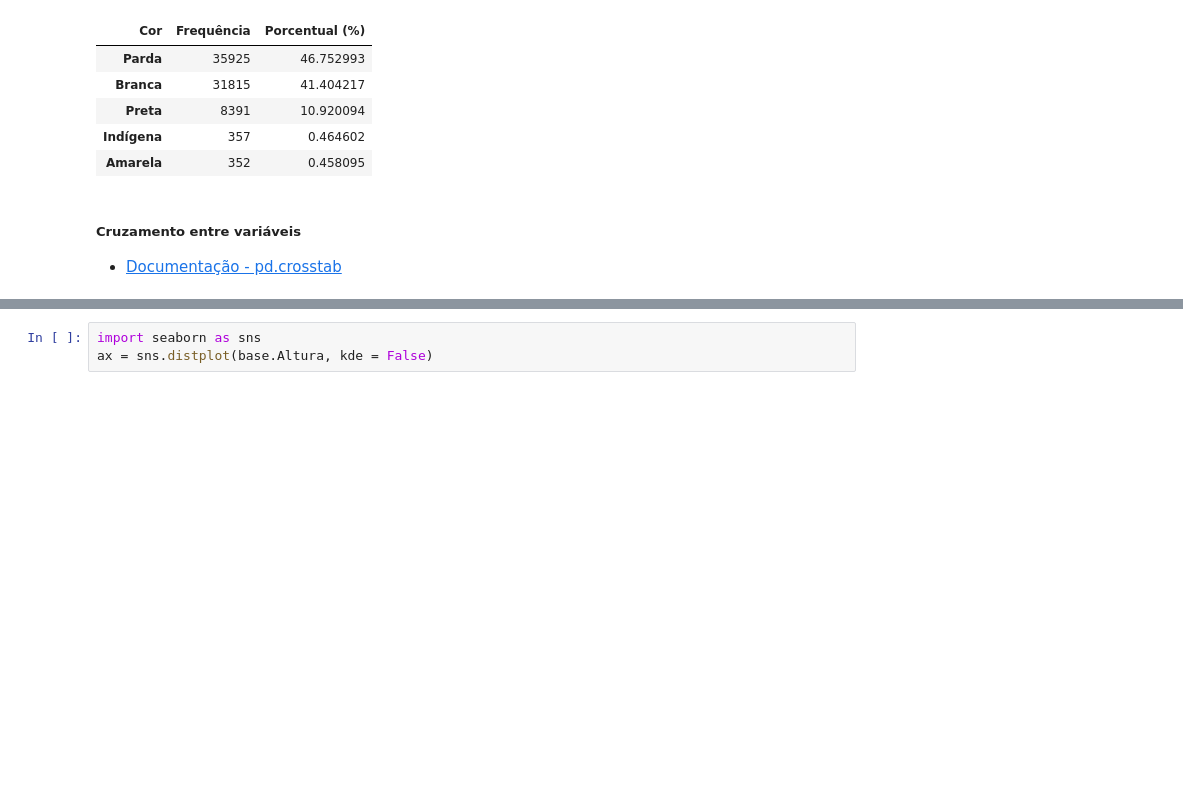
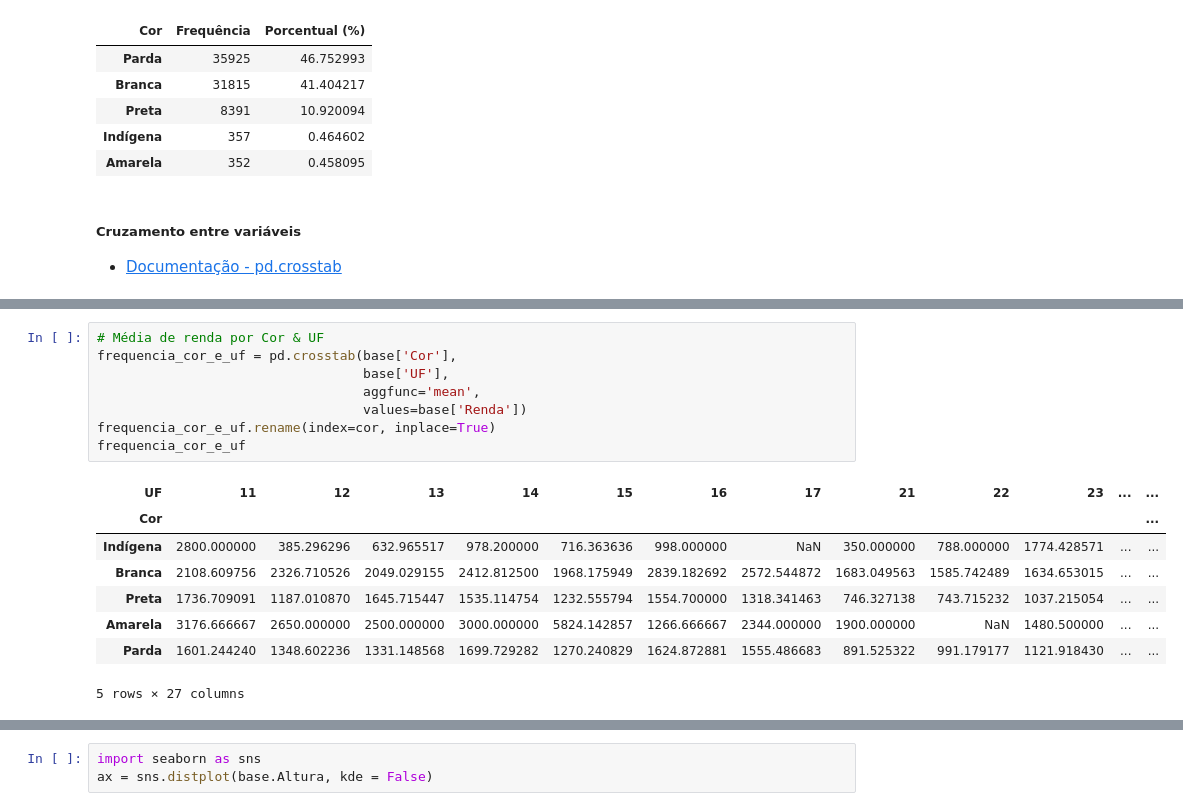
Before and after one commit to VinicMello/estatistica, a Jupyter notebook: notebook.ipynb, the cells around one changed output, grey strips where cells are left out. Saved outputs shown, nothing was run; the diff lists cells and outputs as text; blank space fills up the shorter version.

```diff
--- a/notebook.ipynb
+++ b/notebook.ipynb
@@ -275 +311,18 @@ media_renda_por_cor_e_sexo
+# %%
+# Média de renda por Cor & UF
+frequencia_cor_e_uf = pd.crosstab(base['Cor'],
+                                  base['UF'],
+                                  aggfunc='mean',
+                                  values=base['Renda'])
+frequencia_cor_e_uf.rename(index=cor, inplace=True)
+frequencia_cor_e_uf
+# %% [output]
+| UF | 11 | 12 | 13 | 14 | 15 | 16 | 17 | 21 | 22 | 23 | ... | ... |
+| Cor |  |  |  |  |  |  |  |  |  |  |  | ... |
+| Indígena | 2800.000000 | 385.296296 | 632.965517 | 978.200000 | 716.363636 | 998.000000 | NaN | 350.000000 | 788.000000 | 1774.428571 | ... | ... |
+| Branca | 2108.609756 | 2326.710526 | 2049.029155 | 2412.812500 | 1968.175949 | 2839.182692 | 2572.544872 | 1683.049563 | 1585.742489 | 1634.653015 | ... | ... |
+| Preta | 1736.709091 | 1187.010870 | 1645.715447 | 1535.114754 | 1232.555794 | 1554.700000 | 1318.341463 | 746.327138 | 743.715232 | 1037.215054 | ... | ... |
+| Amarela | 3176.666667 | 2650.000000 | 2500.000000 | 3000.000000 | 5824.142857 | 1266.666667 | 2344.000000 | 1900.000000 | NaN | 1480.500000 | ... | ... |
+| Parda | 1601.244240 | 1348.602236 | 1331.148568 | 1699.729282 | 1270.240829 | 1624.872881 | 1555.486683 | 891.525322 | 991.179177 | 1121.918430 | ... | ... |
+5 rows × 27 columns
 # %% [markdown]
```
Also changed, not shown: parts of 20 cells of this notebook.
